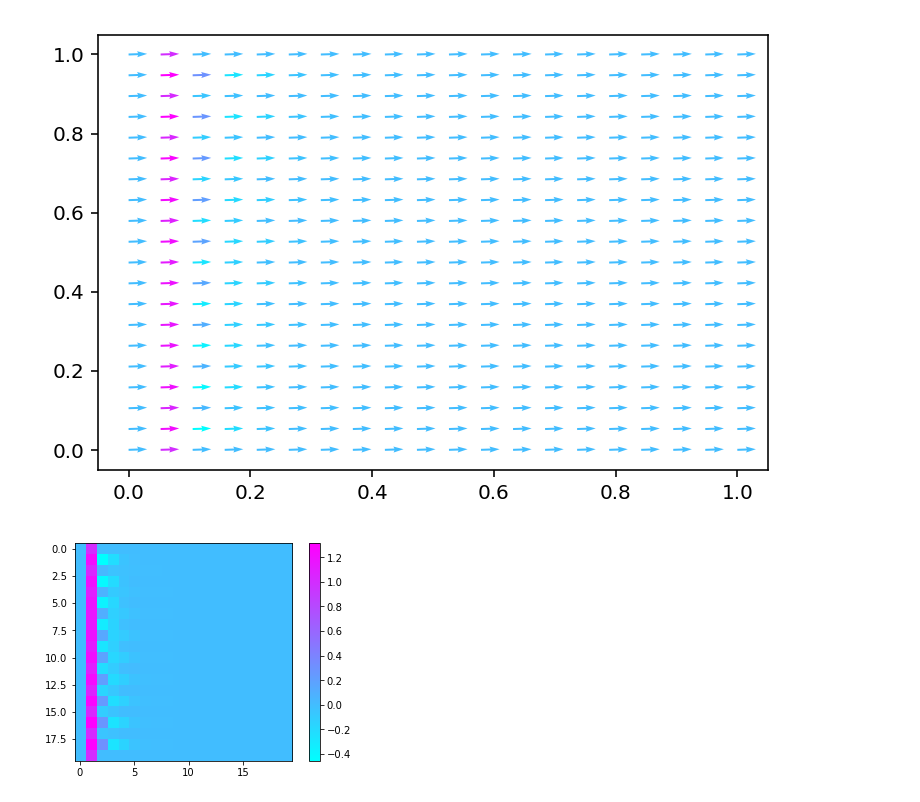
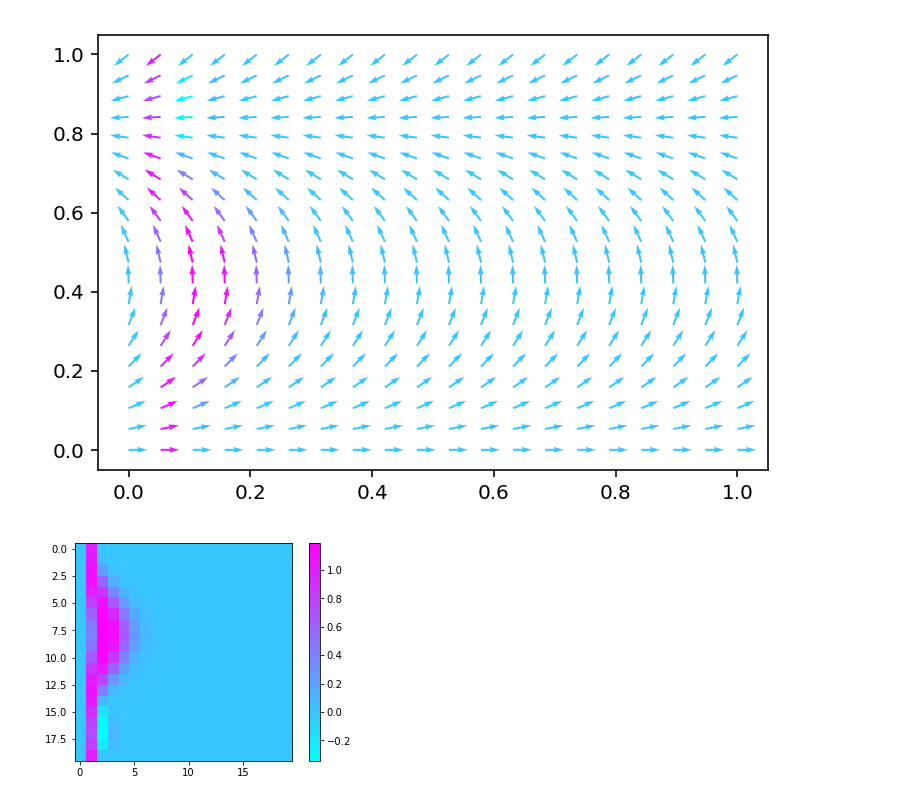
Before and after one commit to andrew-pa/fluidynm, a Jupyter notebook: 2D Advection.ipynb, the cells around one changed output. Saved outputs shown, nothing was run; the diff lists cells and outputs as text; code cells hidden in the pictures.

```diff
--- a/2D Advection.ipynb
+++ b/2D Advection.ipynb
@@ -21,8 +22,8 @@ psi[:,1] = 1.0
 u = numpy.zeros((xmax,ymax,2))
 for x in range(xmax):
     for y in range(ymax):
-        u[x,y,0]=30#cos(x*0.1)*3
-        u[x,y,1]=1#sin(x*0.1)*3
+        u[x,y,0]=cos(x*0.2)*3
+        u[x,y,1]=sin(x*0.2)*3
 
 def plot_system():
     fig = plt.figure(dpi=144)
@@ -45,18 +50,21 @@ Discritized and Expanded: $\frac{\Delta\psi}{\Delta t} = -(\mathbf{u}_x\frac{\De
 # %%
-dt = 0.001
+dt = 0.00001
 dpsidt = numpy.zeros((xmax, ymax))
-for i in range(0,2000):
+for i in range(0,100000):
     #for x in range(0,xmax-1):
     #    for y in range(0,ymax-1):
     #        psi[x,y] -= (u[x,y,0]*((psio[x,y+1]-psio[x,y-1])/2) + u[x,y,1]*((psio[x+1,y]-psio[x-1,y])/2))*dt
-    dpsidt[1:-1,1:-1] = u[1:-1,1:-1,0]*( (psi[2:,1:-1]-psi[:-2,1:-1])/2 ) + u[1:-1,1:-1,1]*( (psi[1:-1,2:]-psi[1:-1,:-2])/2 )
+    div_u = (u[2:,1:-1,0]-u[:-2,1:-1,0])/2 + (u[1:-1,2:,1]-u[1:-1,:-2,1])/2
+    dpsi_dx = (psi[2:,1:-1]-psi[:-2,1:-1])/2
+    dpsi_dy = (psi[1:-1,2:]-psi[1:-1,:-2])/2
+    dpsidt[1:-1,1:-1] = u[1:-1,1:-1,0]*dpsi_dx + u[1:-1,1:-1,1]*dpsi_dy + psi[1:-1,1:-1]*div_u
     psi -= dpsidt*dt
 
 # Plot final solution
 plot_system()
 # %% [output]
-[figure, old version]
+[figure, new version]
-[figure, old version]
+[figure, new version]
 # %%
 # compute the divergence of u
 div_u = (u[2:,1:-1,0]-u[:-2,1:-1,0])/2 + (u[1:-1,2:,1]-u[1:-1,:-2,1])/2
```
Also changed, not shown: parts of 4 cells of this notebook.
